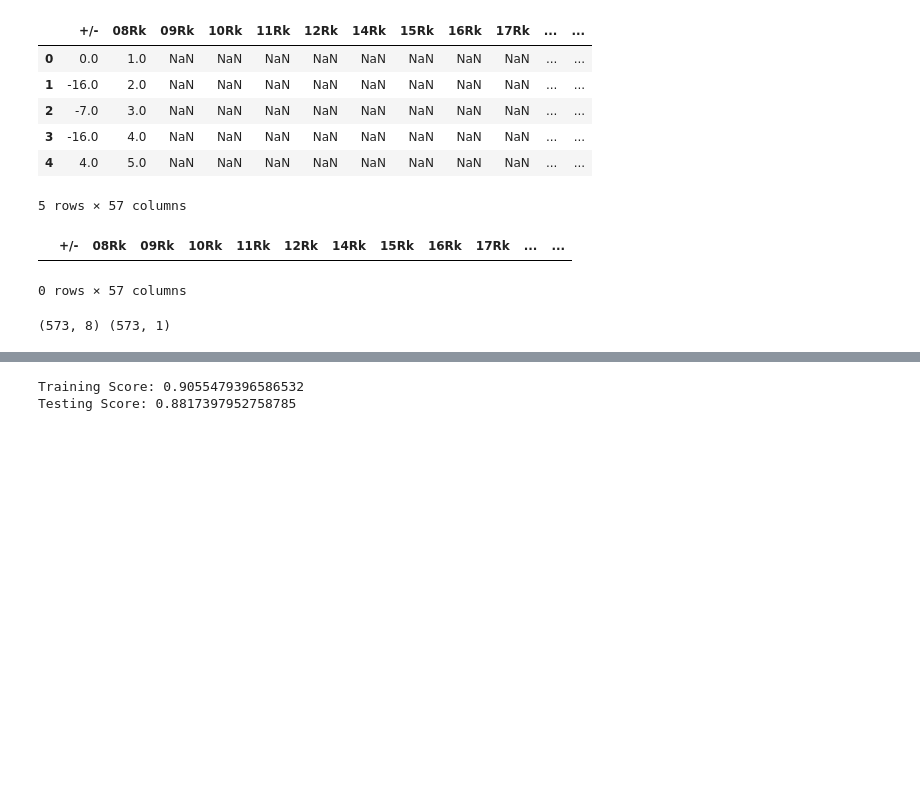
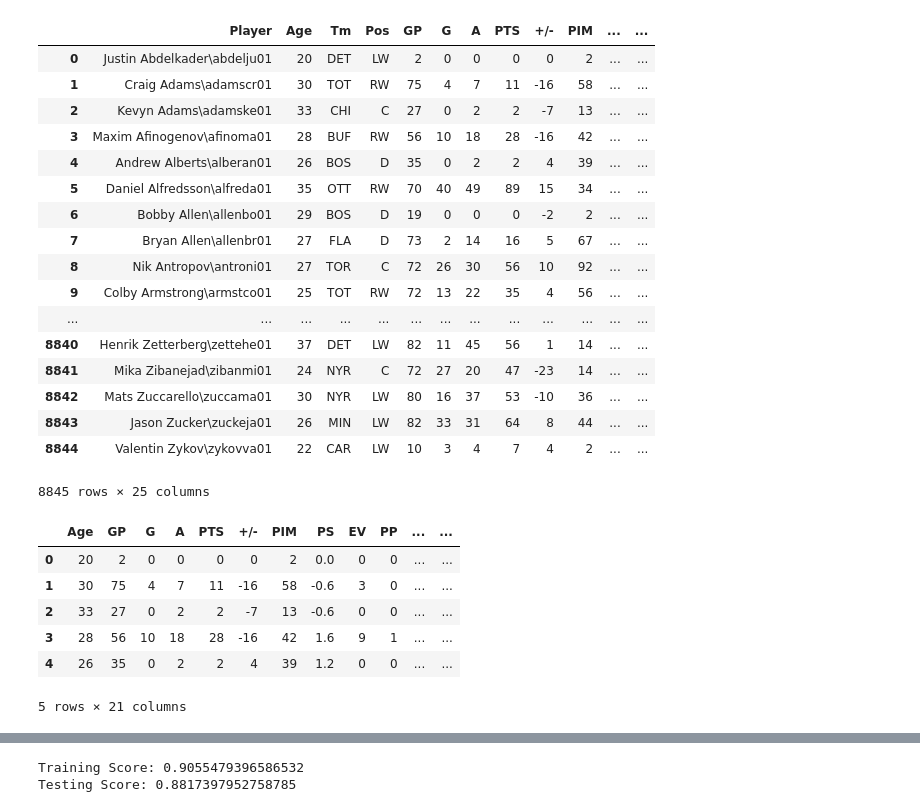
Before and after one commit to knwright/Hard_Refresh, a Jupyter notebook: NHL_Player_ML.ipynb, the cells around one changed output, grey strips where cells are left out. Saved outputs shown, nothing was run; the diff lists cells and outputs as text; code cells hidden in the pictures; blank space fills up the shorter version.

```diff
--- a/NHL_Player_ML.ipynb
+++ b/NHL_Player_ML.ipynb
@@ -10,28 +10,37 @@ from sklearn.metrics import mean_squared_error
 # %%
 # Read the csv file into a pandas DataFrame
 player = pd.concat([pd.read_csv(f) for f in glob.glob('player_data/*.csv')],
                              ignore_index = True)
 
-player.head()
+player
 # %% [output]
-|  | +/- | 08Rk | 09Rk | 10Rk | 11Rk | 12Rk | 14Rk | 15Rk | 16Rk | 17Rk | ... | ... |
-| 0 | 0.0 | 1.0 | NaN | NaN | NaN | NaN | NaN | NaN | NaN | NaN | ... | ... |
-| 1 | -16.0 | 2.0 | NaN | NaN | NaN | NaN | NaN | NaN | NaN | NaN | ... | ... |
-| 2 | -7.0 | 3.0 | NaN | NaN | NaN | NaN | NaN | NaN | NaN | NaN | ... | ... |
-| 3 | -16.0 | 4.0 | NaN | NaN | NaN | NaN | NaN | NaN | NaN | NaN | ... | ... |
-| 4 | 4.0 | 5.0 | NaN | NaN | NaN | NaN | NaN | NaN | NaN | NaN | ... | ... |
+|  | Player | Age | Tm | Pos | GP | G | A | PTS | +/- | PIM | ... | ... |
+| 0 | Justin Abdelkader\abdelju01 | 20 | DET | LW | 2 | 0 | 0 | 0 | 0 | 2 | ... | ... |
+| 1 | Craig Adams\adamscr01 | 30 | TOT | RW | 75 | 4 | 7 | 11 | -16 | 58 | ... | ... |
+| 2 | Kevyn Adams\adamske01 | 33 | CHI | C | 27 | 0 | 2 | 2 | -7 | 13 | ... | ... |
+| 3 | Maxim Afinogenov\afinoma01 | 28 | BUF | RW | 56 | 10 | 18 | 28 | -16 | 42 | ... | ... |
+| 4 | Andrew Alberts\alberan01 | 26 | BOS | D | 35 | 0 | 2 | 2 | 4 | 39 | ... | ... |
+| 5 | Daniel Alfredsson\alfreda01 | 35 | OTT | RW | 70 | 40 | 49 | 89 | 15 | 34 | ... | ... |
+| 6 | Bobby Allen\allenbo01 | 29 | BOS | D | 19 | 0 | 0 | 0 | -2 | 2 | ... | ... |
+| 7 | Bryan Allen\allenbr01 | 27 | FLA | D | 73 | 2 | 14 | 16 | 5 | 67 | ... | ... |
+| 8 | Nik Antropov\antroni01 | 27 | TOR | C | 72 | 26 | 30 | 56 | 10 | 92 | ... | ... |
+| 9 | Colby Armstrong\armstco01 | 25 | TOT | RW | 72 | 13 | 22 | 35 | 4 | 56 | ... | ... |
+| ... | ... | ... | ... | ... | ... | ... | ... | ... | ... | ... | ... | ... |
+| 8840 | Henrik Zetterberg\zettehe01 | 37 | DET | LW | 82 | 11 | 45 | 56 | 1 | 14 | ... | ... |
+| 8841 | Mika Zibanejad\zibanmi01 | 24 | NYR | C | 72 | 27 | 20 | 47 | -23 | 14 | ... | ... |
+| 8842 | Mats Zuccarello\zuccama01 | 30 | NYR | LW | 80 | 16 | 37 | 53 | -10 | 36 | ... | ... |
+| 8843 | Jason Zucker\zuckeja01 | 26 | MIN | LW | 82 | 33 | 31 | 64 | 8 | 44 | ... | ... |
+| 8844 | Valentin Zykov\zykovva01 | 22 | CAR | LW | 10 | 3 | 4 | 7 | 4 | 2 | ... | ... |
-5 rows × 57 columns
+8845 rows × 25 columns
 # %%
 # Drop duplicate players and NaN values
-cleandf = player.dropna()
-cleandf
+cleandf = player.drop(columns = ['Player', 'Tm', 'Pos', 'ATOI'])
+cleandf.head()
 # %% [output]
-|  | +/- | 08Rk | 09Rk | 10Rk | 11Rk | 12Rk | 14Rk | 15Rk | 16Rk | 17Rk | ... | ... |
+|  | Age | GP | G | A | PTS | +/- | PIM | PS | EV | PP | ... | ... |
+| 0 | 20 | 2 | 0 | 0 | 0 | 0 | 2 | 0.0 | 0 | 0 | ... | ... |
+| 1 | 30 | 75 | 4 | 7 | 11 | -16 | 58 | -0.6 | 3 | 0 | ... | ... |
+| 2 | 33 | 27 | 0 | 2 | 2 | -7 | 13 | -0.6 | 0 | 0 | ... | ... |
+| 3 | 28 | 56 | 10 | 18 | 28 | -16 | 42 | 1.6 | 9 | 1 | ... | ... |
+| 4 | 26 | 35 | 0 | 2 | 2 | 4 | 39 | 1.2 | 0 | 0 | ... | ... |
-0 rows × 57 columns
+5 rows × 21 columns
-# %%
-# Separate variables for training and testing
-X = finaldf[["S", "S%", "GW", "EV", "PP", "SH", "TOI", "PIM"]]
-y = finaldf["PTS"].values.reshape(-1, 1)
-print(X.shape, y.shape)
-# %% [output]
-(573, 8) (573, 1)
```
Also changed, not shown: parts of 4 cells of this notebook, 10 other files.
